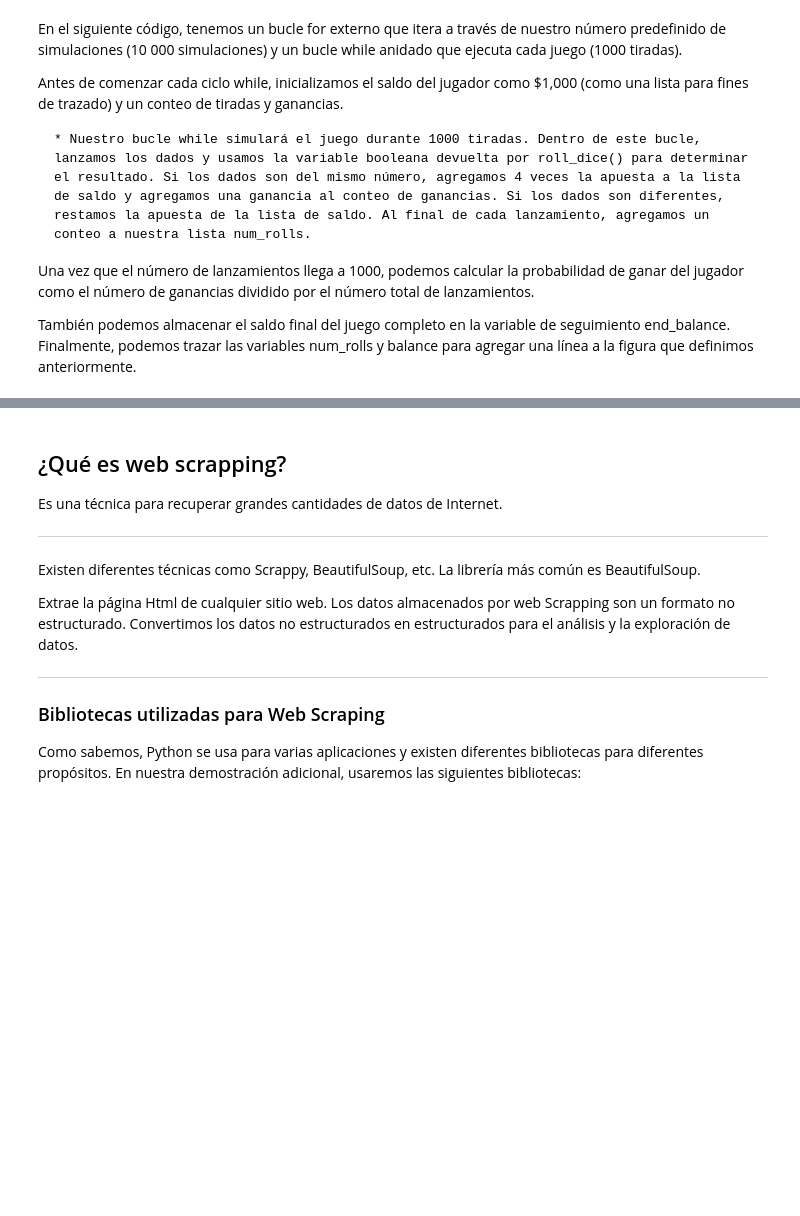
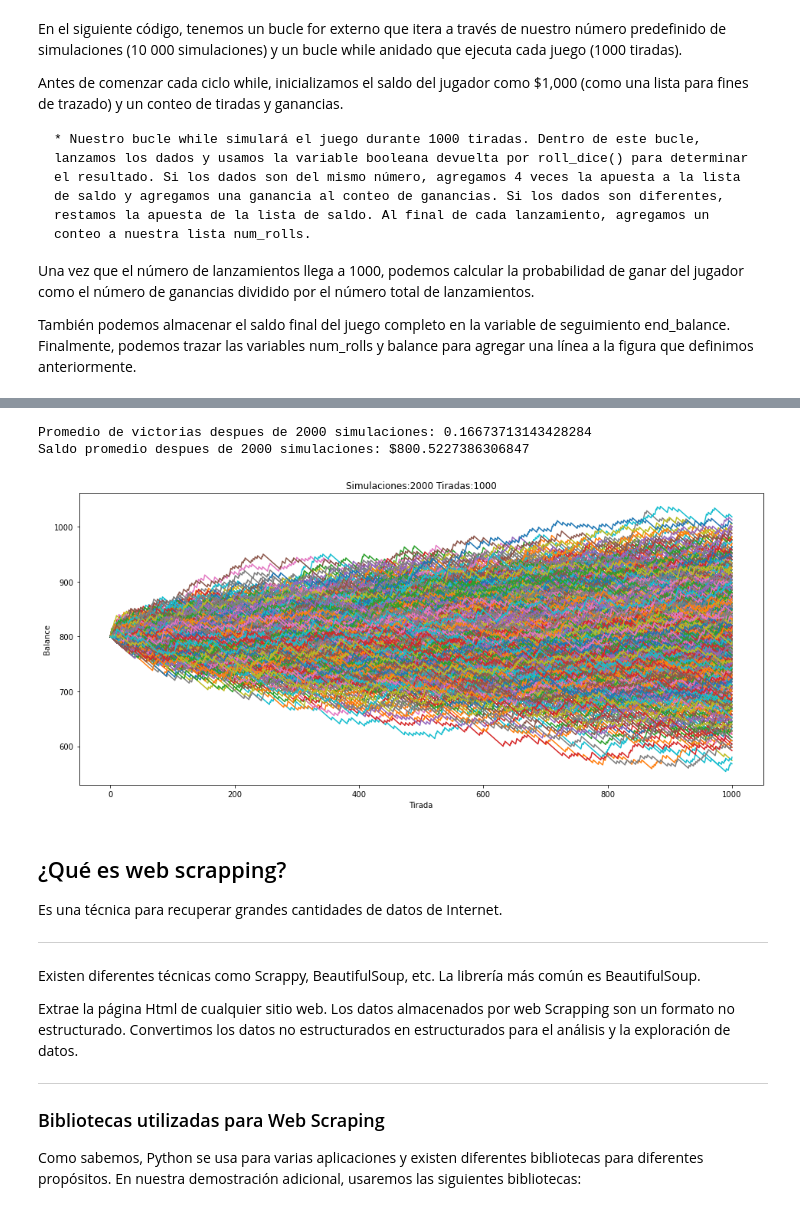
Before and after one commit to SalRmz/DCDP, a Jupyter notebook: 01 Programación en Python/notebooks/exercises/Practica5_Estadistica.ipynb, the cells around one changed output, grey strips where cells are left out. Drawn from its saved outputs; the diff is of its cells as text; code cells hidden in the pictures; blank space fills up the shorter version.

```diff
--- a/01 Programación en Python/notebooks/exercises/Practica5_Estadistica.ipynb
+++ b/01 Programación en Python/notebooks/exercises/Practica5_Estadistica.ipynb
@@ -134,4 +180,60 @@ El monto inicial sería ahora de 800. ¿Cuánta diferencia existe entre los resu
 Grafica estos resultados utilizando graficas de pastel y de barras y realiza una comparación entre ellos.
+# %%
+# Entradas
+num_simulations = 2000 #Valor dado
+max_num_rolls = 1000
+bet = 3
+
+# Seguimiento
+win_probability = [0]
+end_balance = [0]
+
+# variables extras del equipo
+# multiplicador nos dice cuánto se multiplica nuestra apuesta al ganar
+multiplicador = 6
+initialBalance = 800
+
+fig = plt.figure(figsize=(16,7))
+# For para ejecutar todas las simulaciones deseadas
+for i in range(num_simulations):
+#for i in range(1000):
+    balance_sim = [initialBalance]
+    num_rolls = [0]
+    num_wins = [0]
+    win_probability_sim = [0]
+
+
+    while num_rolls[-1] < max_num_rolls:
+        dice = roll_dice()
+        num_wins.append( num_wins[-1] + dice )
+        num_rolls.append(num_rolls[-1] + 1)# Store tracking variables and add line to figure
+        balance_sim.append(balance_sim[-1] -1 + multiplicador*(dice) )
+        win_probability_sim.append(num_wins[-1]/num_rolls[-1])
+
+
+    win_probability.append(win_probability_sim[-1])
+    end_balance.append(balance_sim[-1])
+    plt.plot(num_rolls,balance_sim)
+
+    if DEBUG:
+        for i,j,k,m in zip(num_rolls,num_wins,balance,win_probability_sim):
+            print("tirada:",i,"wins:",j,'balance:',k,"win prob;",m)
+
+
+plt.title("Simulaciones:"+str(num_simulations)+' Tiradas:'+str(max_num_rolls))
+plt.xlabel("Tirada")
+plt.ylabel("Balance")
+
+# Probabilidad promedio de victoria y saldo final
+import numpy as np
+overall_win_probability = np.mean(win_probability)
+overall_end_balance = np.mean(end_balance)
+print("Promedio de victorias despues de " + str(num_simulations) + " simulaciones: " + str(overall_win_probability))
+print("Saldo promedio despues de " + str(num_simulations) + " simulaciones: $" + str(overall_end_balance))
+# %% [output]
+Promedio de victorias despues de 2000 simulaciones: 0.16673713143428284
+Saldo promedio despues de 2000 simulaciones: $800.5227386306847
+[figure, added]
 # %% [markdown]
 ## ¿Qué es web scrapping?
 
```
Also changed, not shown: parts of 7 cells of this notebook.
